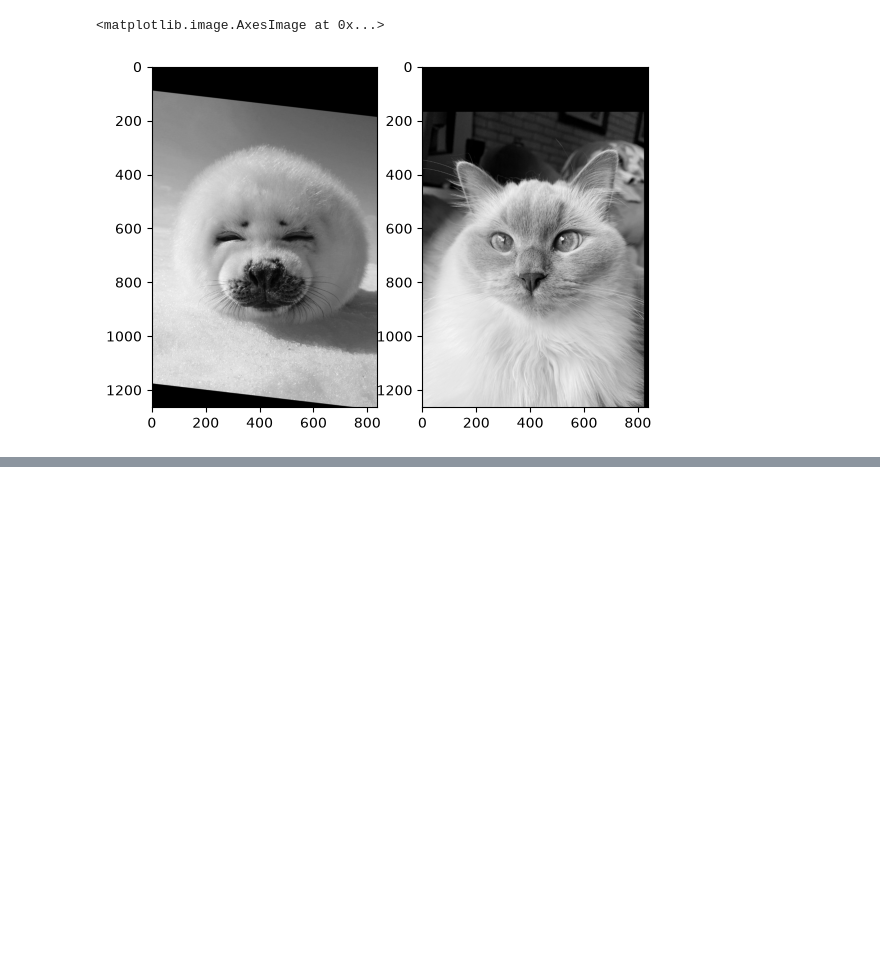
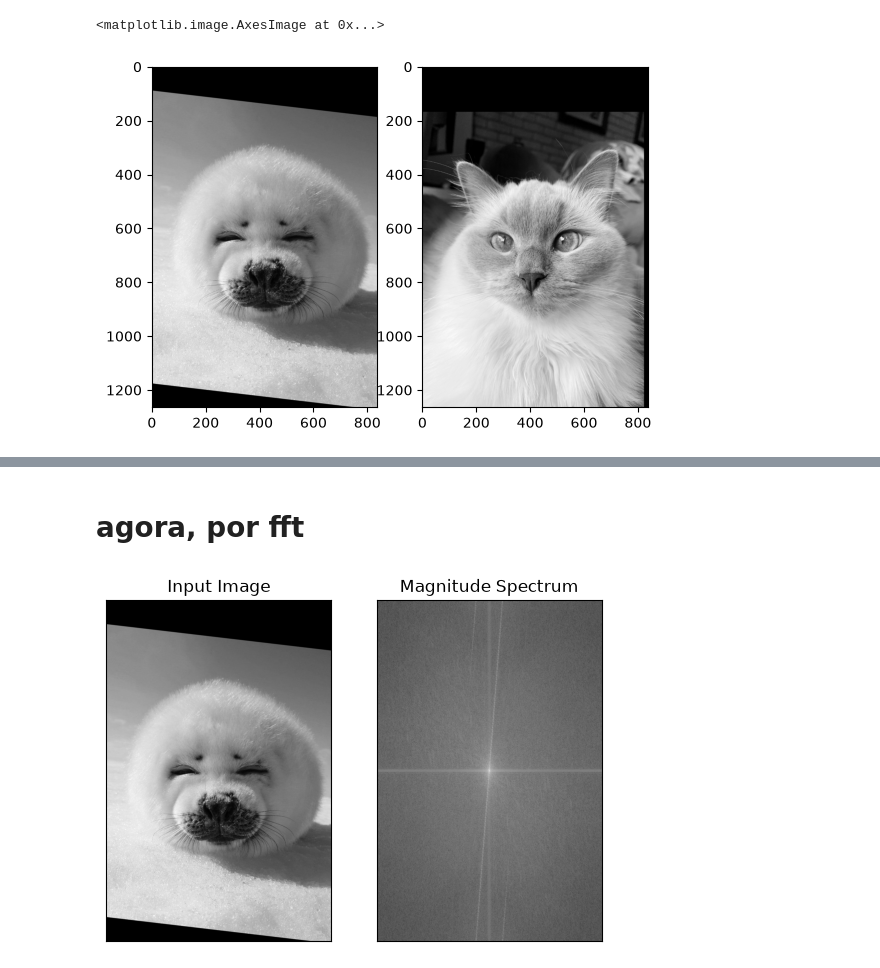
Before and after one commit to carolln/visao-26-2, a Jupyter notebook: tarefa-5/src/hybrid.ipynb, the cells around one changed output, grey strips where cells are left out. Drawn from its saved outputs; the diff is of its cells as text; code cells hidden in the pictures; blank space fills up the shorter version.

```diff
--- a/tarefa-5/src/hybrid.ipynb
+++ b/tarefa-5/src/hybrid.ipynb
@@ -53,0 +54,29 @@ plt.imshow(img_disp)
+# %% [markdown]
+# agora, por fft
+# %%
+dft = np.fft.fft2(np.float32(img1))
+dft_shiftado = np.fft.fftshift(dft)
+
+
+
+magnitude_spectrum = 20*np.log(np.abs(dft_shiftado))
+
+dft2 = np.fft.fft2(np.float32(img2))
+dft_shiftado2 = np.fft.fftshift(dft2)
+
+
+
+magnitude_spectrum2 = 20*np.log(np.abs(dft_shiftado2))
+
+# dft2 = np.fft.fft2(np.float32(img2))
+# dft_shiftado2 = np.fft.fftshift(dft2)
+
+# magnitude_spectrum2 = 20*np.log(cv2.magnitude(dft_shiftado2[:,:,0], dft_shiftado2[:,:,1]))
+# %%
+plt.subplot(121),plt.imshow(img1, cmap = 'gray')
+plt.title('Input Image'), plt.xticks([]), plt.yticks([])
+plt.subplot(122),plt.imshow(magnitude_spectrum, cmap = 'gray')
+plt.title('Magnitude Spectrum'), plt.xticks([]), plt.yticks([])
+plt.show()
+# %% [output]
+[figure, added]
```
Also changed, not shown: parts of 11 cells of this notebook.
